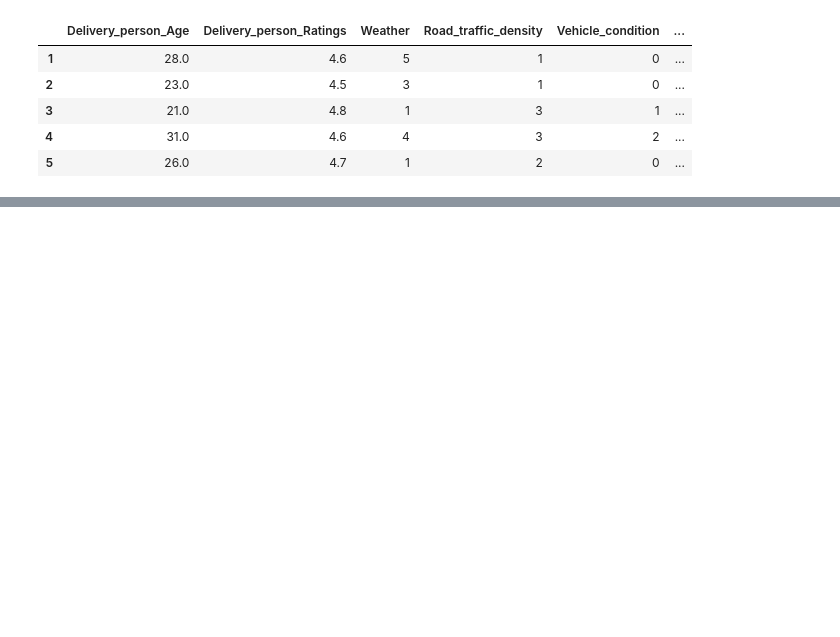
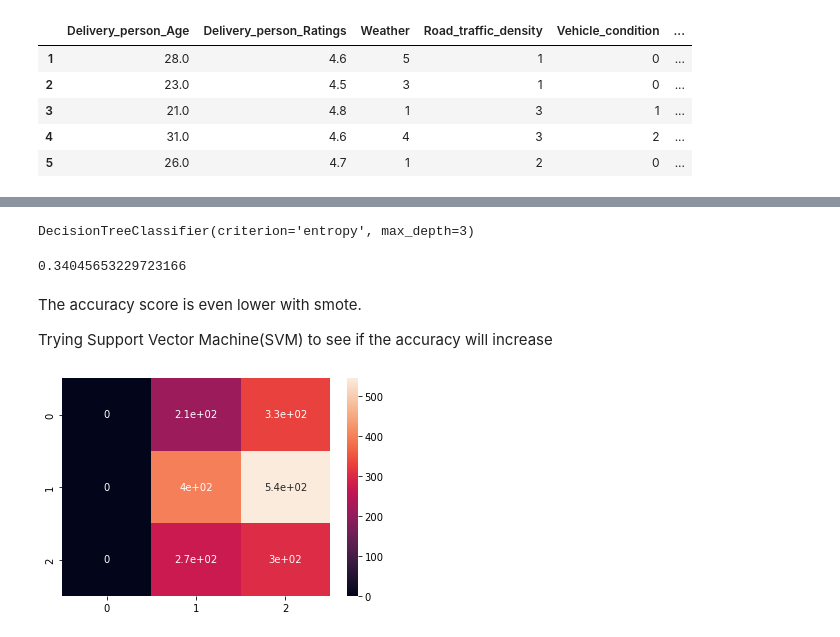
Before and after one commit to Kehindeadebisi/Restaurant_Analysis_Prediction, a Jupyter notebook: Restaurant_Order_Analysis.ipynb, the cells around one changed output, grey strips where cells are left out. Saved outputs shown, nothing was run; the diff lists cells and outputs as text; code cells hidden in the pictures; blank space fills up the shorter version.

Commit message:
added confusion matrix

```diff
--- a/Restaurant_Order_Analysis.ipynb
+++ b/Restaurant_Order_Analysis.ipynb
@@ -493,0 +474,4 @@ print(accuracy_score(y_test,y_pred))
+# %%
+model.fit(x_smote, y_smote)
+# %% [output]
+DecisionTreeClassifier(criterion='entropy', max_depth=3)
@@ -493,0 +480,13 @@ print(accuracy_score(y_test,y_pred))
+# %%
+model.score(x_test,y_test)
+# %% [output]
+0.34045653229723166
+# %% [markdown]
+The accuracy score is even lower with smote.
+
+Trying Support Vector Machine(SVM) to see if the accuracy will increase
+# %%
+from sklearn.metrics import plot_confusion_matrix
+sns.heatmap(confusion_matrix(y_test, y_pred), annot=True);
+# %% [output]
+[figure, added]
```
Also changed, not shown: parts of 75 cells of this notebook.
